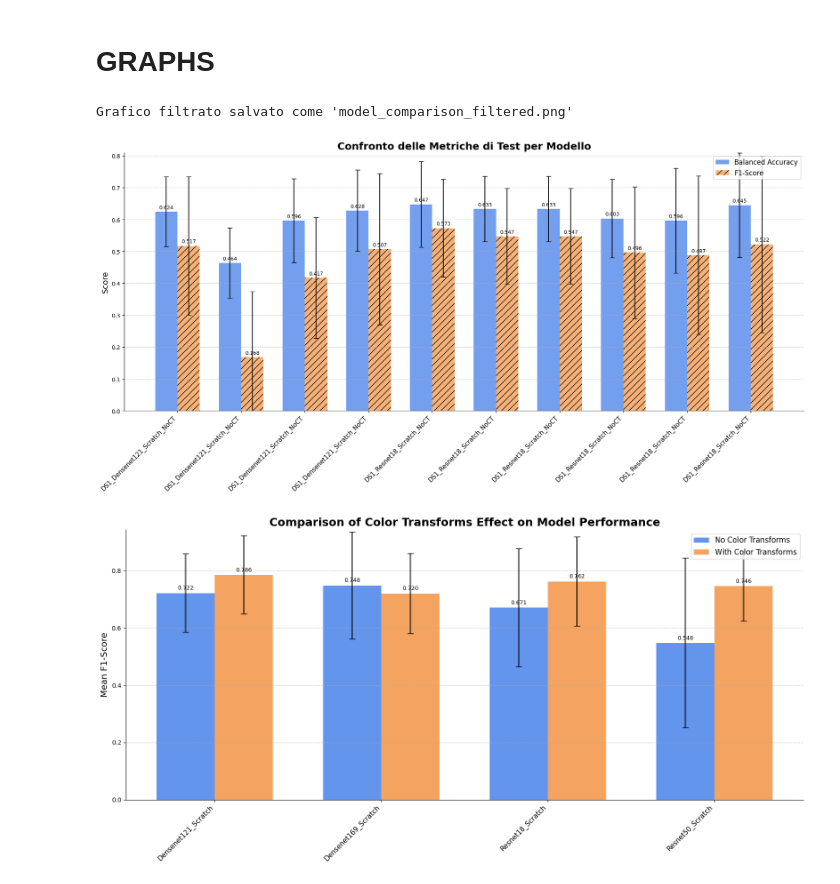
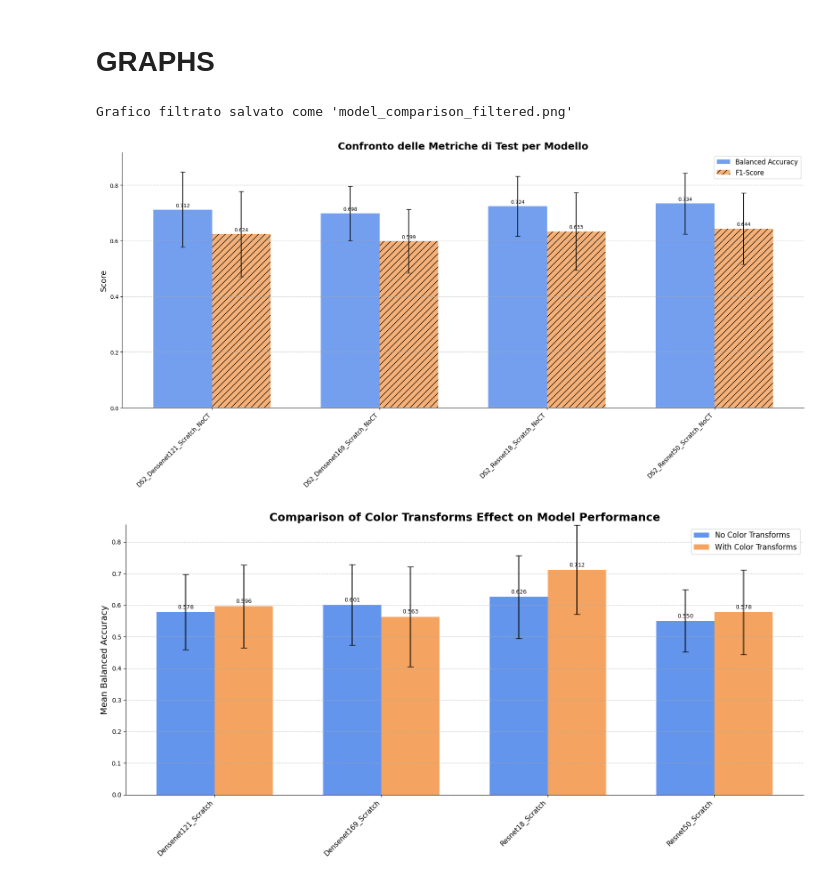
Before and after one commit to z4n0/MIND, a Jupyter notebook: notebooks/supervised_learning.ipynb, the cells around one changed output. Saved outputs shown, nothing was run; the diff lists cells and outputs as text; code cells hidden in the pictures.

```diff
--- a/notebooks/supervised_learning.ipynb
+++ b/notebooks/supervised_learning.ipynb
@@ -935,7 +936,7 @@ if len(class_names) == 3 and 'PD' in class_names and 'MSA-P' in class_names and
 
     # --- Finalizing the Plot ---
     ax.set_ylabel('Number of Images', fontsize=12, fontweight='bold')
-    ax.set_title('Image Distribution by Patient Group', fontsize=14, fontweight='bold')
+    ax.set_title('Image Distribution by Patient Group (DS2)', fontsize=14, fontweight='bold')
 
     # This is the key part to set the x-axis labels correctly
     ax.set_xticks(x_pos)
@@ -1395,12 +1396,13 @@ import numpy as np
 # Modifica questi valori per selezionare i modelli da visualizzare nel grafico.
 # Lascia una lista vuota [] per non applicare un filtro su quel parametro.
 FILTER_CONFIG = {
-    'dataset': ['DS1'],                          # Esempio: ['DS1'] oppure ['DS1', 'DS2']
+    'dataset': ['DS2'],                          # Esempio: ['DS1'] oppure ['DS1', 'DS2']
     'classes': ["MSA vs PD"],                      # Esempio: "MSA vs PD"
     'num_channels': [4],                         # Esempio: [3] oppure [1, 3]
     'param.transfer_learning': [False],          # Esempio: [True]
     'param.color_transforms': [False],           # Esempio: [True] o [False]
-    'param.model_name': ["Densenet121","Resnet18"]                       # NUOVO FILTRO! Esempio: ['Densenet121', 'Resnet18']
+    'param.model_name': ["Densenet121","Densenet169","Resnet50","Resnet18"],                      # Esempio: ['Densenet121', 'Resnet18']
+    'run_name': [],                             # Esempio: ['DS1_Densenet121_TL', 'DS2_Resnet18_Scratch']
 }
 
 # --- 2. NOMI DI COLONNE E METRICHE ---
@@ -1410,7 +1412,8 @@ PARAM_CLASSES = 'classes'
 PARAM_CHANNELS = 'num_channels'
 PARAM_PRETRAINED = 'param.transfer_learning'
 PARAM_COLOR_TRANSFORMS = 'param.color_transforms'
-PARAM_MODEL_NAME = 'param.model_name' # NUOVA COSTANTE
+PARAM_MODEL_NAME = 'param.model_name'
+PARAM_RUN_NAME = 'run_name' # NUOVA COSTANTE
 # Metriche da visualizzare
 METRIC_ACC_MEAN = 'metric.mean_test_balanced_acc'
 METRIC_ACC_STD = 'metric.std_test_balanced_acc'
@@ -1462,12 +1465,15 @@ def create_run_name(row):
     except Exception:
         return "Nome Run Sconosciuto"
 
-filtered_df['run_name'] = filtered_df.apply(create_run_name, axis=1)
+# Applica la funzione per creare una colonna 'run_name' più pulita per le etichette del grafico.
+# NOTA: questo sovrascrive la colonna 'run_name' originale solo per il DataFrame finale.
+# Il filtraggio iniziale viene eseguito sulla colonna 'run_name' originale del CSV.
+filtered_df['run_name_label'] = filtered_df.apply(create_run_name, axis=1)
 # Ordina i risultati per una visualizzazione più pulita
-filtered_df = filtered_df.sort_values(by='run_name').reset_index()
+filtered_df = filtered_df.sort_values(by='run_name_label').reset_index()
 
 # --- 4. ESTRAZIONE DATI PER IL GRAFICO ---
-labels = filtered_df['run_name']
+labels = filtered_df['run_name_label'] # Usa la nuova colonna per le etichette
 acc_means = filtered_df[METRIC_ACC_MEAN]
 acc_stds = filtered_df[METRIC_ACC_STD]
 f1_means = filtered_df[METRIC_F1_MEAN]
@@ -1501,34 +1507,34 @@ if all_means.empty:
 else:
     max_val = all_means.max()
 ax.set_ylim(0, max_val * 1.25)
 
 # Funzione per aggiungere i valori numerici sopra le barre
 def add_value_labels(rects):
     for rect in rects:
         height = rect.get_height()
         if pd.notna(height):
             ax.annotate(f'{height:.3f}',
                         xy=(rect.get_x() + rect.get_width() / 2, height),
                         xytext=(0, 3),
                         textcoords="offset points",
                         ha='center', va='bottom', fontsize=9)
 
 add_value_labels(rects1)
 add_value_labels(rects2)
 
 # Migliora il layout generale
 ax.grid(axis='y', linestyle='--', alpha=0.6)
 ax.spines['top'].set_visible(False)
 ax.spines['right'].set_visible(False)
 fig.tight_layout()
 
 # --- 7. SALVATAGGIO E VISUALIZZAZIONE ---
 plt.savefig("model_comparison_filtered.png", dpi=300, bbox_inches='tight')
 print("Grafico filtrato salvato come 'model_comparison_filtered.png'")
 plt.show()
 # %% [output]
 Grafico filtrato salvato come 'model_comparison_filtered.png'
-[figure, old version]
+[figure, new version]
 # %%
 import pandas as pd
 import matplotlib.pyplot as plt
@@ -1538,12 +1544,12 @@ import numpy as np
 # Define the base scenario you want to compare.
 FILTER_CONFIG = {
     'dataset': ['DS1'],
-    'classes': ["MSA-P vs PD"],
+    'classes': ["MSA vs PD"],
     'param.transfer_learning': [False] # Use [True] for TL, [False] for Scratch
 }
 
 # CHOOSE THE METRIC TO VISUALIZE: 'Balanced Accuracy' or 'F1-Score'
-METRIC_CHOICE = 'F1-Score'  # Change to 'Balanced Accuracy' if desired
+METRIC_CHOICE = 'Balanced Accuracy'  # Change to 'Balanced Accuracy' if desired
 
 # --- 2. COLUMN AND METRIC NAMES ---
 PARAM_COLOR = 'param.color_transforms'
@@ -1656,4 +1662,4 @@ else:
     # print("Graph saved as 'color_transform_comparison.png'")
     plt.show()
 # %% [output]
-[figure, old version]
+[figure, new version]
```
Also changed, not shown: parts of 17 cells of this notebook, 17 other files.
